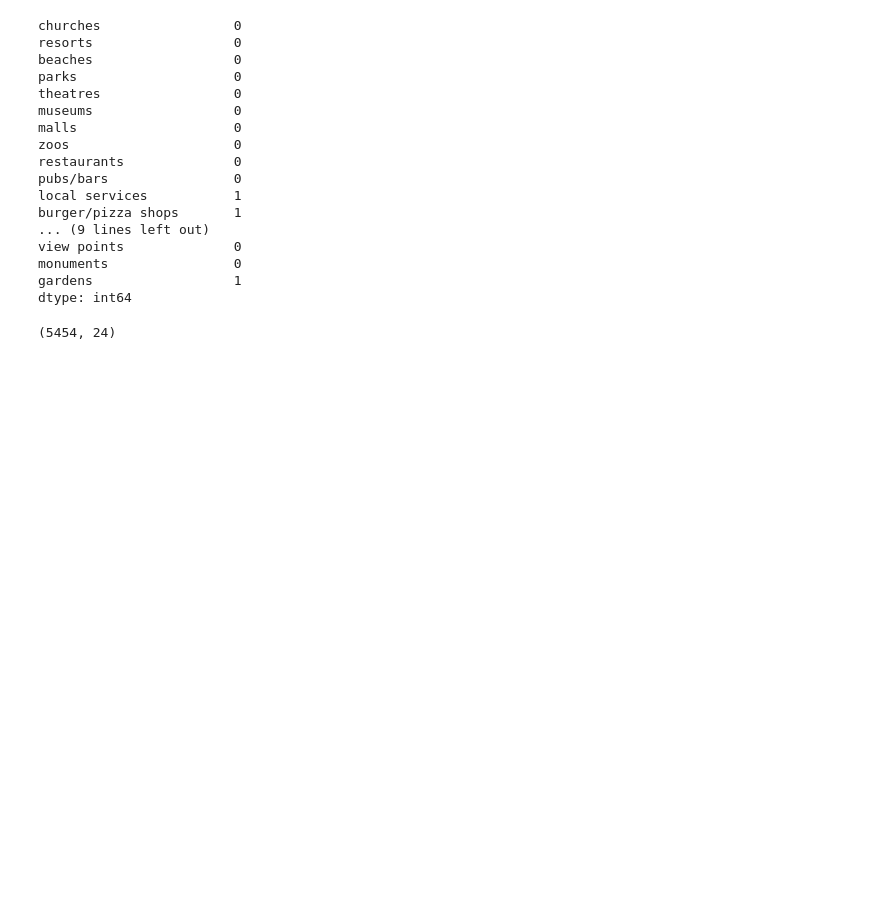
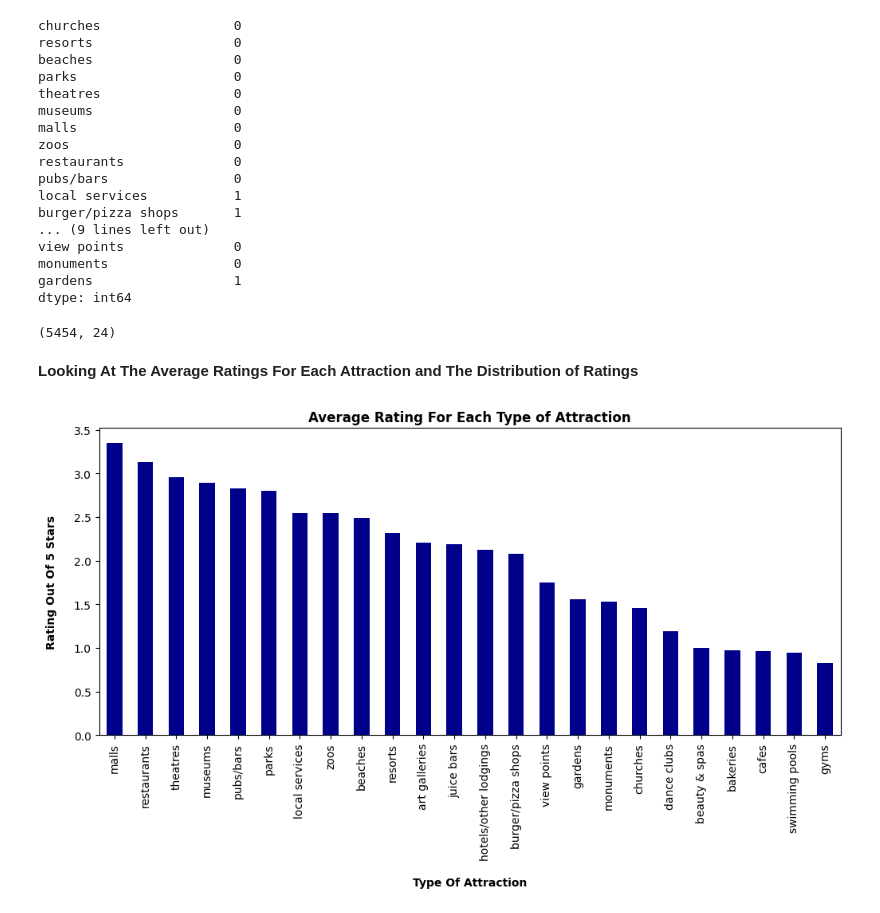
Before and after one commit to JLawrence04/Projects, a Jupyter notebook: Google_Ratings_Traveler_Segmentation/TravelerSegmentation.ipynb, the cells around one changed output. Cells and saved outputs as stored; diff of their text form; code cells hidden in the pictures; blank space fills up the shorter version.

Commit message:
Added Exploratory Data Analysis Section

```diff
--- a/Google_Ratings_Traveler_Segmentation/TravelerSegmentation.ipynb
+++ b/Google_Ratings_Traveler_Segmentation/TravelerSegmentation.ipynb
@@ -96,3 +96,19 @@ data = data.dropna() #Removing any rows with a missing or NaN value
 data.shape #Two rows appear to be dropped
 # %% [output]
 (5454, 24)
+# %% [markdown]
+**Looking At The Average Ratings For Each Attraction and The Distribution of Ratings**
+# %%
+#Creating data frame of all feature averages
+avg = data.mean().sort_values(ascending=False)
+avg = pd.DataFrame(avg)
+
+#Plotting averages in descending order
+plot = avg.plot(kind='bar', figsize= (12,5), legend= False, color='darkblue')
+plot.set_title('Average Rating For Each Type of Attraction',fontdict={'fontweight':'bold'})
+plot.set_xlabel("Type Of Attraction",fontdict={'fontweight':'bold'}, labelpad=15)
+plot.set_ylabel("Rating Out Of 5 Stars",fontdict={'fontweight':'bold'}, labelpad= 15)
+
+plt.show()
+# %% [output]
+[figure, added]
```
Also changed, not shown: parts of 5 cells of this notebook.
